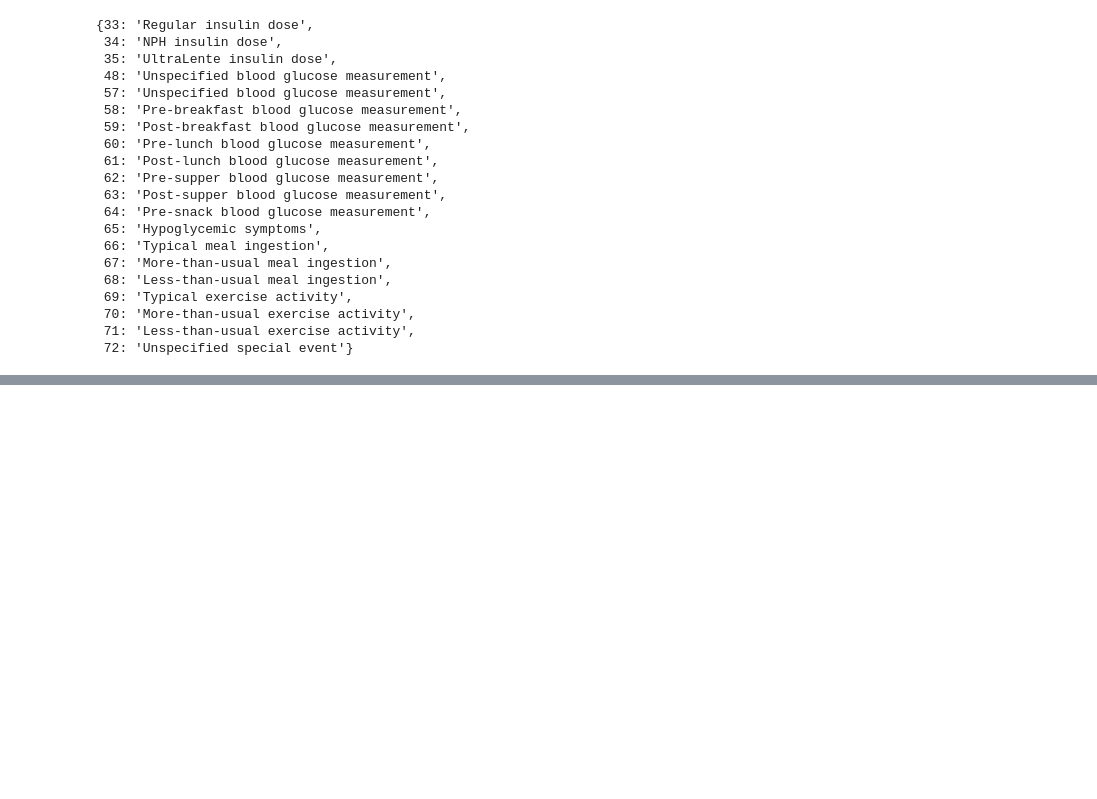
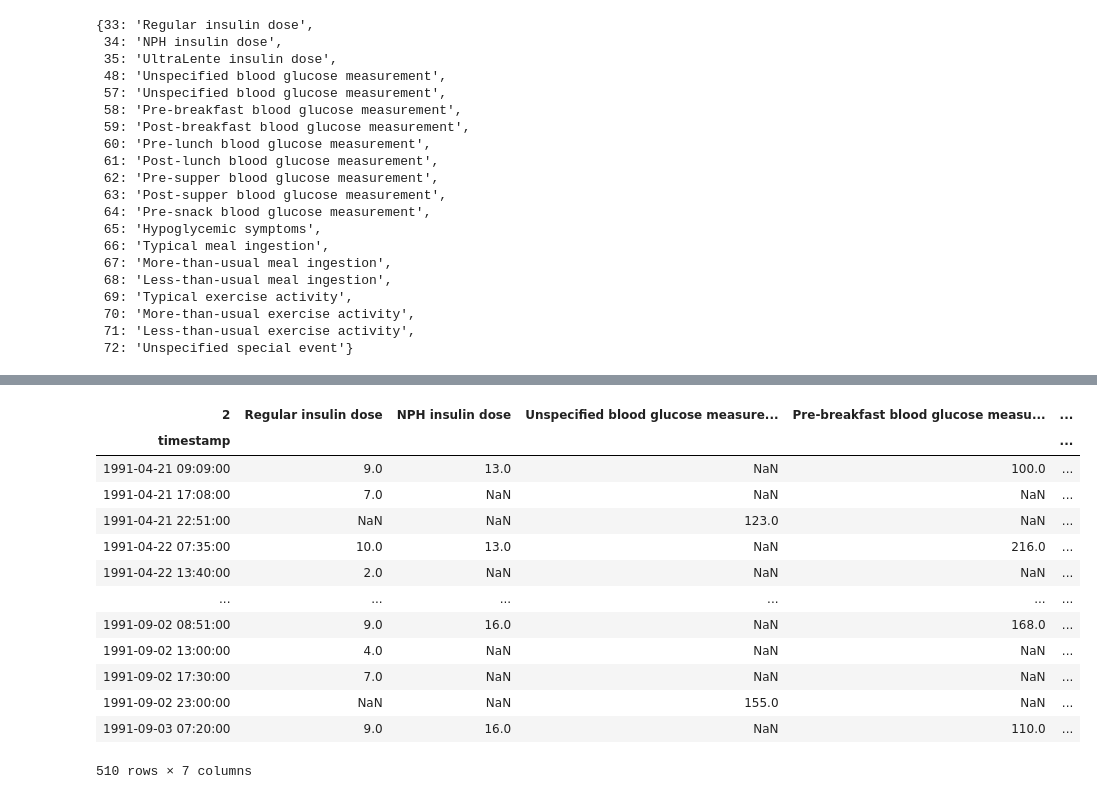
Before and after one commit to Build-Week-Diabetes-Manager/DS, a Jupyter notebook: Exploration-Richmond.ipynb, the cells around one changed output, grey strips where cells are left out. Cells and saved outputs as stored; diff of their text form; code cells hidden in the pictures; blank space fills up the shorter version.

```diff
--- a/Exploration-Richmond.ipynb
+++ b/Exploration-Richmond.ipynb
@@ -338,0 +350,3 @@ patient_1.rename(columns=code_dict)
+# %%
+patient_1 =  df[df['patient_id']==1]
+patient_1 = patient_1.pivot(index='timestamp', columns=2, values=3)
@@ -372,0 +447,17 @@ patient_1
+# %%
+patient_1.rename(columns=code_dict)
+# %% [output]
+| 2 | Regular insulin dose | NPH insulin dose | Unspecified blood glucose measure... | Pre-breakfast blood glucose measu... | ... |
+| timestamp |  |  |  |  | ... |
+| 1991-04-21 09:09:00 | 9.0 | 13.0 | NaN | 100.0 | ... |
+| 1991-04-21 17:08:00 | 7.0 | NaN | NaN | NaN | ... |
+| 1991-04-21 22:51:00 | NaN | NaN | 123.0 | NaN | ... |
+| 1991-04-22 07:35:00 | 10.0 | 13.0 | NaN | 216.0 | ... |
+| 1991-04-22 13:40:00 | 2.0 | NaN | NaN | NaN | ... |
+| ... | ... | ... | ... | ... | ... |
+| 1991-09-02 08:51:00 | 9.0 | 16.0 | NaN | 168.0 | ... |
+| 1991-09-02 13:00:00 | 4.0 | NaN | NaN | NaN | ... |
+| 1991-09-02 17:30:00 | 7.0 | NaN | NaN | NaN | ... |
+| 1991-09-02 23:00:00 | NaN | NaN | 155.0 | NaN | ... |
+| 1991-09-03 07:20:00 | 9.0 | 16.0 | NaN | 110.0 | ... |
+510 rows × 7 columns
```
Also changed, not shown: parts of 29 cells of this notebook.
